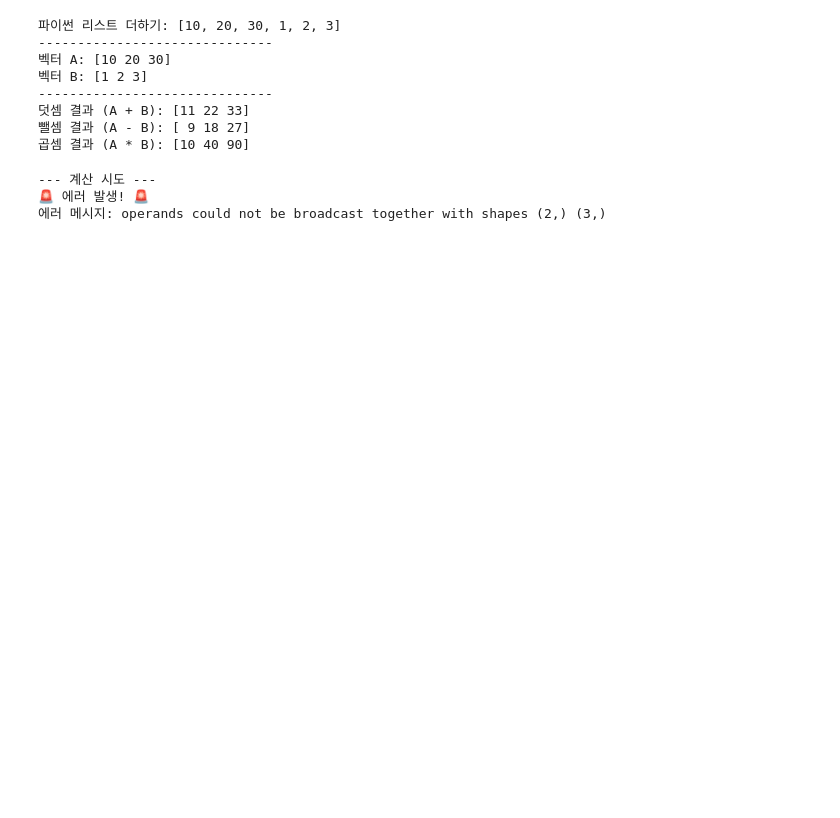
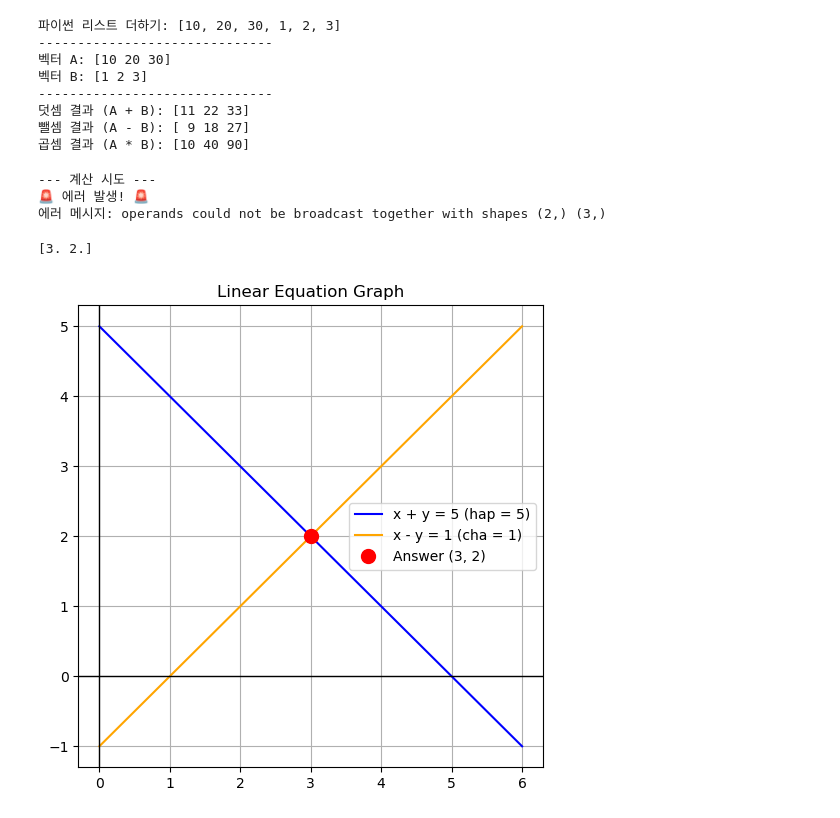
Before and after one commit to SwamptoForest/exp, a Jupyter notebook: numpy_vec.ipynb, the cells around one changed output. Drawn from its saved outputs; the diff is of its cells as text; code cells hidden in the pictures; blank space fills up the shorter version.

```diff
--- a/numpy_vec.ipynb
+++ b/numpy_vec.ipynb
@@ -65,3 +65,56 @@ except ValueError as e:
 --- 계산 시도 ---
 🚨 에러 발생! 🚨
 에러 메시지: operands could not be broadcast together with shapes (2,) (3,)
+# %%
+# 1. 계수 행렬 (x, y 앞의 숫자들)
+# [1,  1]
+# [1, -1]
+A = np.array([
+    [1, 1],
+    [1, -1]
+])
+
+# 2. 결과 벡터 (는(=) 뒤의 숫자들)
+b = np.array([5, 1])
+
+# 3. 풀어라! (solve)
+solution = np.linalg.solve(A, b)
+
+print(solution)
+# 결과: [3. 2.]  <- x=3, y=2
+# %% [output]
+[3. 2.]
+# %%
+import matplotlib.pyplot as plt
+import numpy as np
+
+# 1. X축의 범위 설정 (0부터 6까지)
+x = np.linspace(0, 6, 100)
+
+# 2. 우리의 식을 y = ... 형태로 바꾼 것
+# 식1: x + y = 5  ->  y = -x + 5
+# 식2: x - y = 1  ->  y = x - 1
+y1 = -x + 5
+y2 = x - 1
+
+# 3. 그림 그리기 시작
+plt.figure(figsize=(6, 6)) # 도화지 크기 설정
+
+# 선 긋기
+plt.plot(x, y1, label='x + y = 5 (hap = 5)', color='blue')   # 파란선
+plt.plot(x, y2, label='x - y = 1 (cha = 1)', color='orange') # 주황선
+
+# 4. 정답 위치에 점 찍기 (x=3, y=2)
+plt.plot(3, 2, 'ro', markersize=10, label='Answer (3, 2)') # 빨간 점(ro)
+
+# 꾸미기 (격자, 범례, 라벨)
+plt.grid(True)
+plt.legend()
+plt.axhline(0, color='black', linewidth=1) # x축
+plt.axvline(0, color='black', linewidth=1) # y축
+plt.title("Linear Equation Graph")
+
+# 보여줘!
+plt.show()
+# %% [output]
+[figure, added]
```
